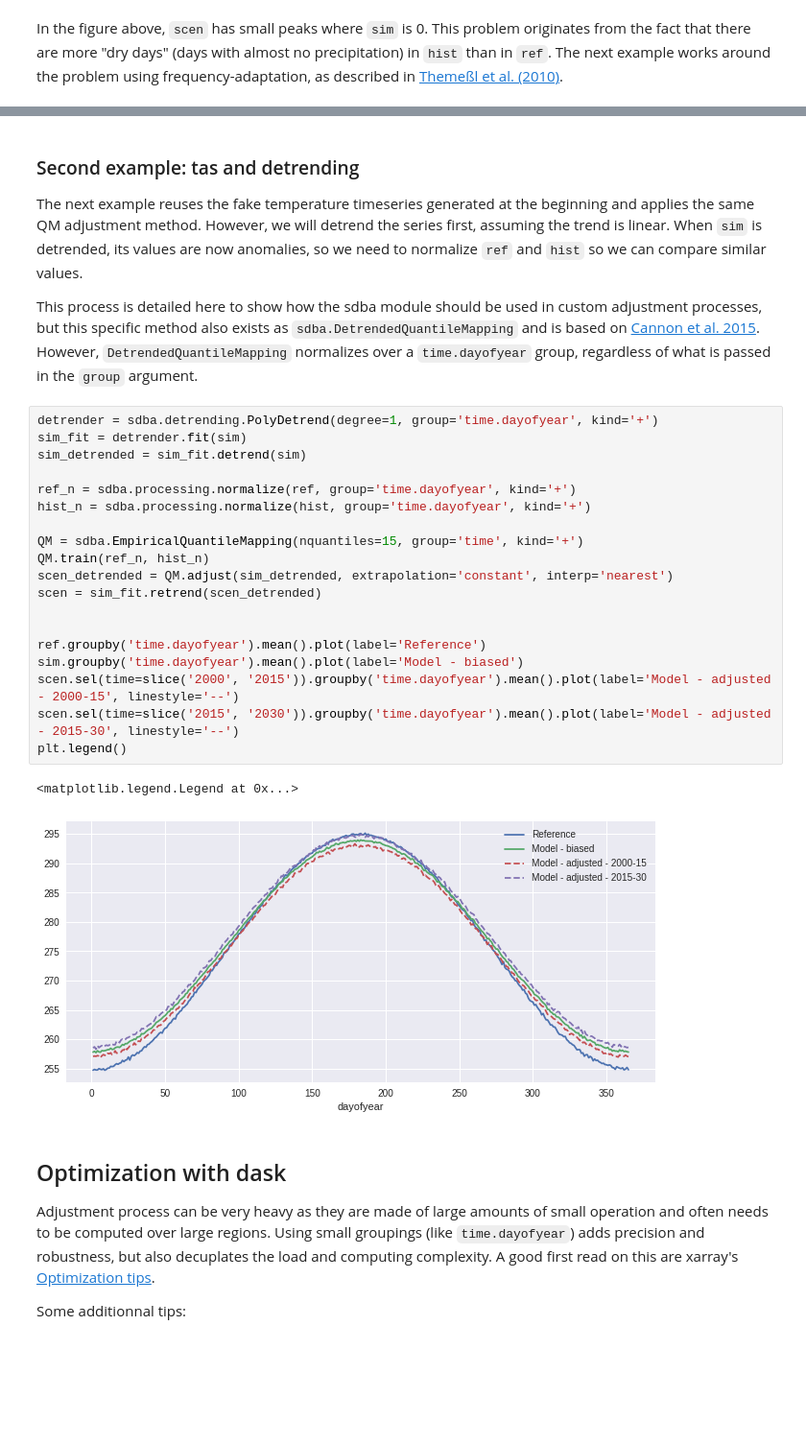
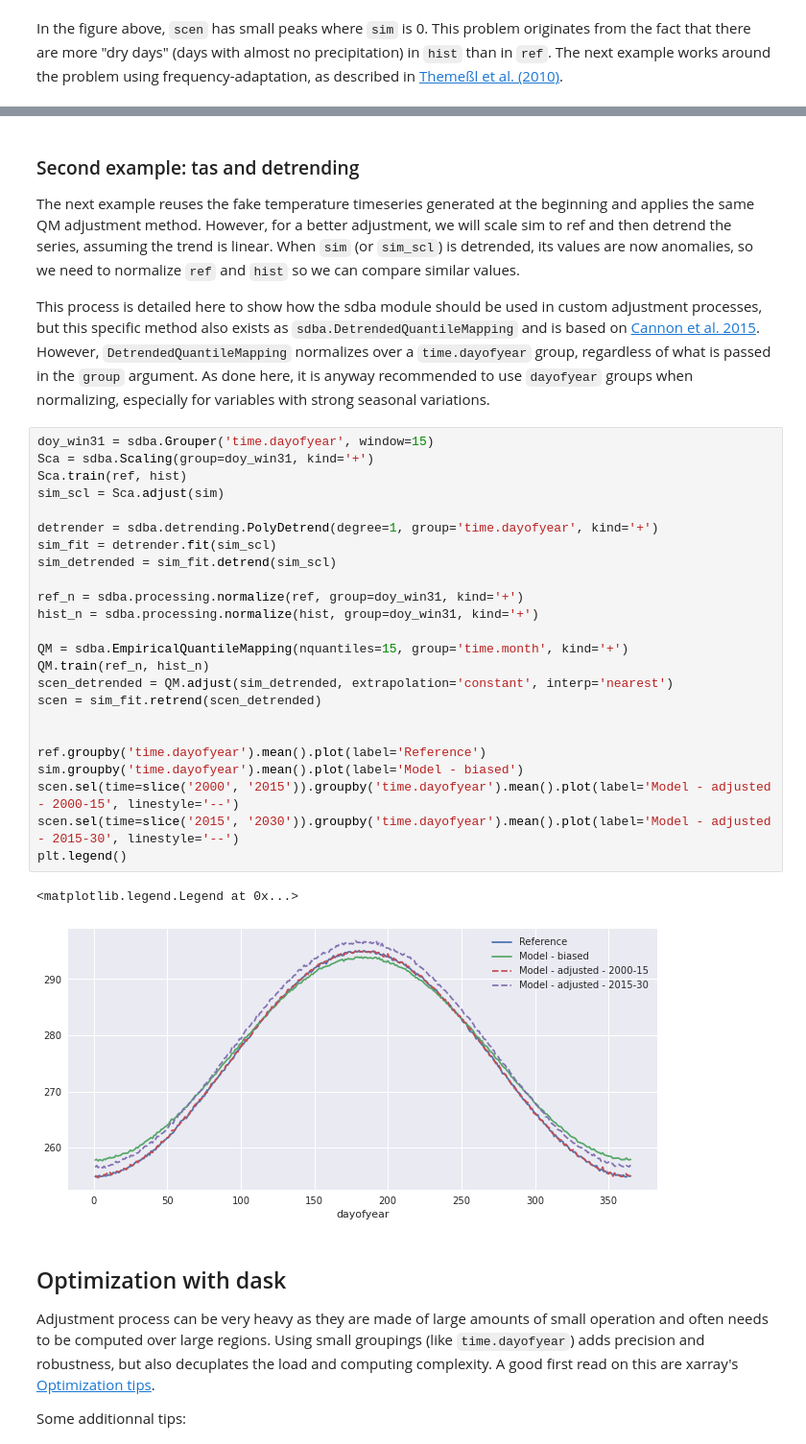
Before and after one commit to Ouranosinc/xclim, a Jupyter notebook: docs/notebooks/sdba.ipynb, the cells around one changed output, grey strips where cells are left out. Shown at 96% size. Drawn from its saved outputs; the diff is of its cells as text; blank space fills up the shorter version.

Commit message:
Fix detrended quantile mapping example

```diff
--- a/docs/notebooks/sdba.ipynb
+++ b/docs/notebooks/sdba.ipynb
@@ -171,31 +171,36 @@ scen_ad.sel(time='2010').plot(alpha=0.6, label='Model - adjusted')
 # %% [markdown]
 ### Second example: tas and detrending
 
-The next example reuses the fake temperature timeseries generated at the beginning and applies the same QM adjustment method. However, we will detrend the series first, assuming the trend is linear. When `sim` is detrended, its values are now anomalies, so we need to normalize `ref` and `hist` so we can compare similar values.
+The next example reuses the fake temperature timeseries generated at the beginning and applies the same QM adjustment method. However, for a better adjustment, we will scale sim to ref and then detrend the series, assuming the trend is linear. When `sim` (or `sim_scl`) is detrended, its values are now anomalies, so we need to normalize `ref` and `hist` so we can compare similar values.
 
-This process is detailed here to show how the sdba module should be used in custom adjustment processes, but this specific method also exists as `sdba.DetrendedQuantileMapping` and is based on [Cannon et al. 2015](https://doi.org/10.1175/JCLI-D-14-00754.1). However, `DetrendedQuantileMapping` normalizes over a `time.dayofyear` group, regardless of what is passed in the  `group` argument.
+This process is detailed here to show how the sdba module should be used in custom adjustment processes, but this specific method also exists as `sdba.DetrendedQuantileMapping` and is based on [Cannon et al. 2015](https://doi.org/10.1175/JCLI-D-14-00754.1). However, `DetrendedQuantileMapping` normalizes over a `time.dayofyear` group, regardless of what is passed in the  `group` argument. As done here, it is anyway recommended to use `dayofyear` groups when normalizing, especially for variables with strong seasonal variations.
 # %%
+doy_win31 = sdba.Grouper('time.dayofyear', window=15)
+Sca = sdba.Scaling(group=doy_win31, kind='+')
+Sca.train(ref, hist)
+sim_scl = Sca.adjust(sim)
+
 detrender = sdba.detrending.PolyDetrend(degree=1, group='time.dayofyear', kind='+')
-sim_fit = detrender.fit(sim)
-sim_detrended = sim_fit.detrend(sim)
+sim_fit = detrender.fit(sim_scl)
+sim_detrended = sim_fit.detrend(sim_scl)
 
-ref_n = sdba.processing.normalize(ref, group='time.dayofyear', kind='+')
-hist_n = sdba.processing.normalize(hist, group='time.dayofyear', kind='+')
+ref_n = sdba.processing.normalize(ref, group=doy_win31, kind='+')
+hist_n = sdba.processing.normalize(hist, group=doy_win31, kind='+')
 
-QM = sdba.EmpiricalQuantileMapping(nquantiles=15, group='time', kind='+')
+QM = sdba.EmpiricalQuantileMapping(nquantiles=15, group='time.month', kind='+')
 QM.train(ref_n, hist_n)
 scen_detrended = QM.adjust(sim_detrended, extrapolation='constant', interp='nearest')
 scen = sim_fit.retrend(scen_detrended)
 
 
 ref.groupby('time.dayofyear').mean().plot(label='Reference')
 sim.groupby('time.dayofyear').mean().plot(label='Model - biased')
 scen.sel(time=slice('2000', '2015')).groupby('time.dayofyear').mean().plot(label='Model - adjusted - 2000-15', linestyle='--')
 scen.sel(time=slice('2015', '2030')).groupby('time.dayofyear').mean().plot(label='Model - adjusted - 2015-30', linestyle='--')
 plt.legend()
 # %% [output]
 <matplotlib.legend.Legend at 0x...>
-[figure, old version]
+[figure, new version]
 # %% [markdown]
 ## Optimization with dask
 
```
Also changed, not shown: parts of 10 cells of this notebook.
